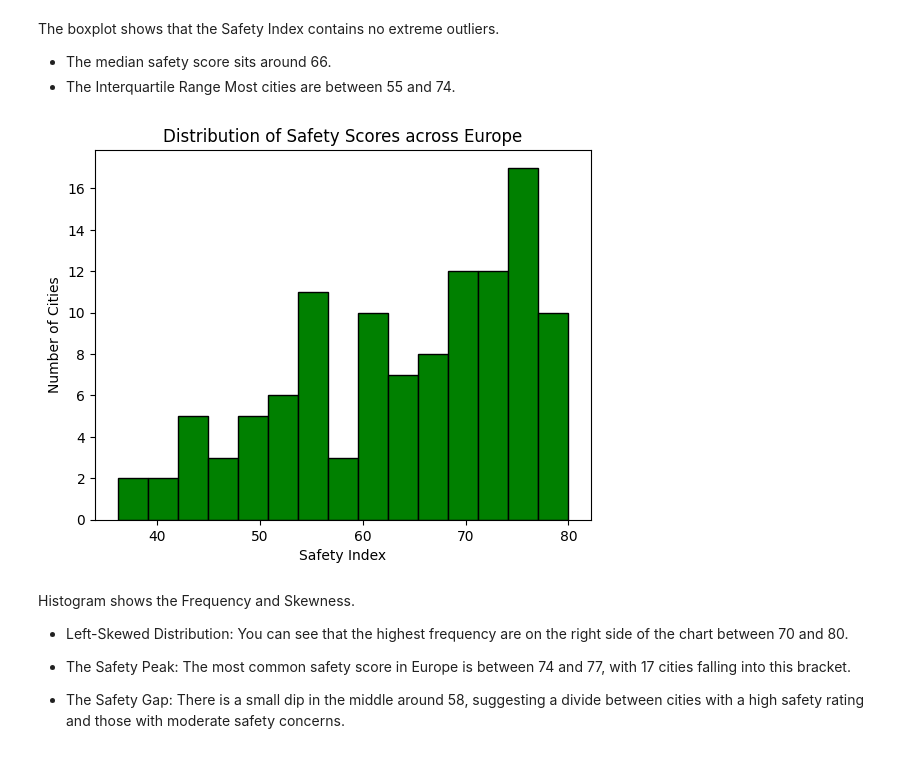
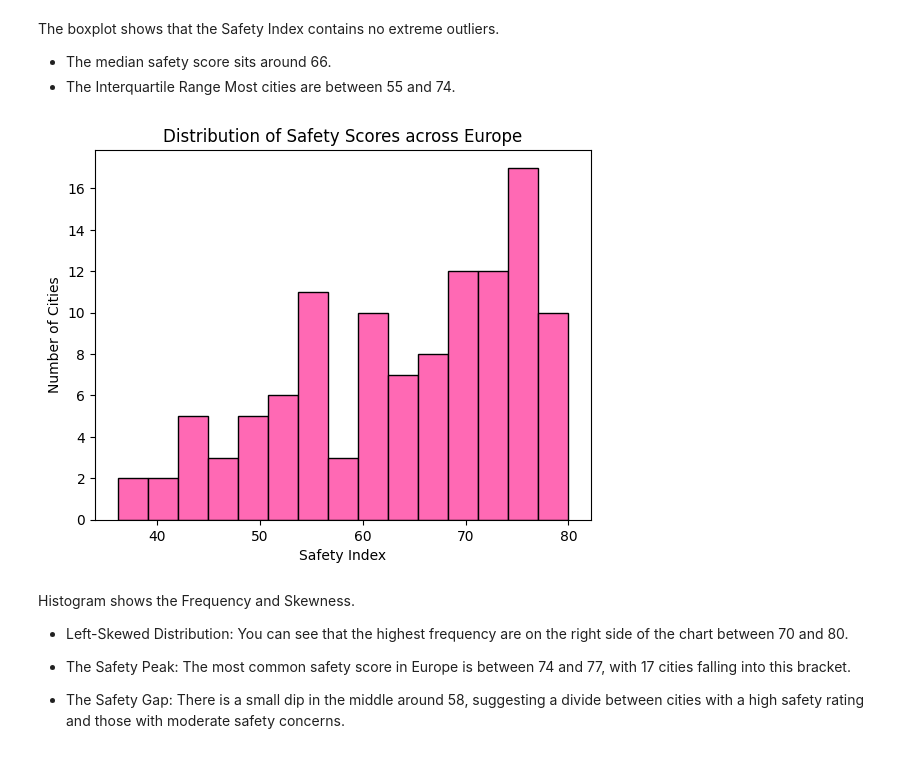
Before and after one commit to AoifeMurphy02/DAV_Specification_Index_Generation_and_Visualization, a Jupyter notebook: HGW_Index.ipynb, the cells around one changed output. Cells and saved outputs as stored; diff of their text form; code cells hidden in the pictures.

```diff
--- a/HGW_Index.ipynb
+++ b/HGW_Index.ipynb
@@ -78,13 +78,13 @@ The boxplot shows that the Safety Index contains no extreme outliers.
 - The median safety score sits around 66.
 - The Interquartile Range Most cities are between 55 and 74.
 # %%
-plt.hist(df_safety['Safety Index'], bins=15, color='green', edgecolor='black')
+plt.hist(df_safety['Safety Index'], bins=15, color='hotpink', edgecolor='black')
 plt.title('Distribution of Safety Scores across Europe')
 plt.xlabel('Safety Index')
 plt.ylabel('Number of Cities')
 plt.show()
 # %% [output]
-[figure, old version]
+[figure, new version]
 # %% [markdown]
 Histogram shows the Frequency and Skewness.
 
```
Also changed, not shown: parts of 16 cells of this notebook.
